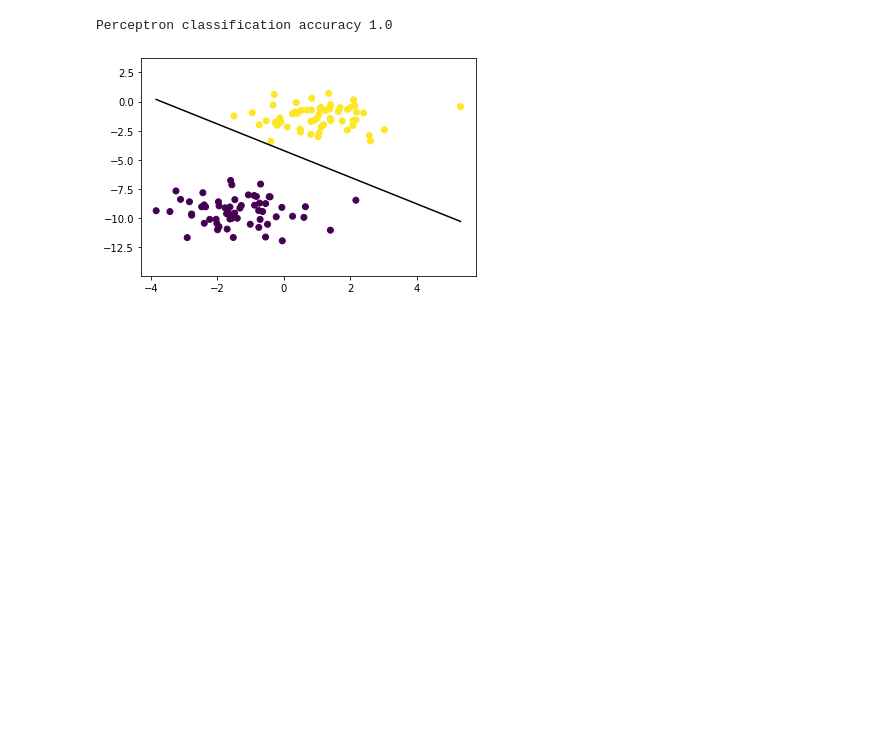
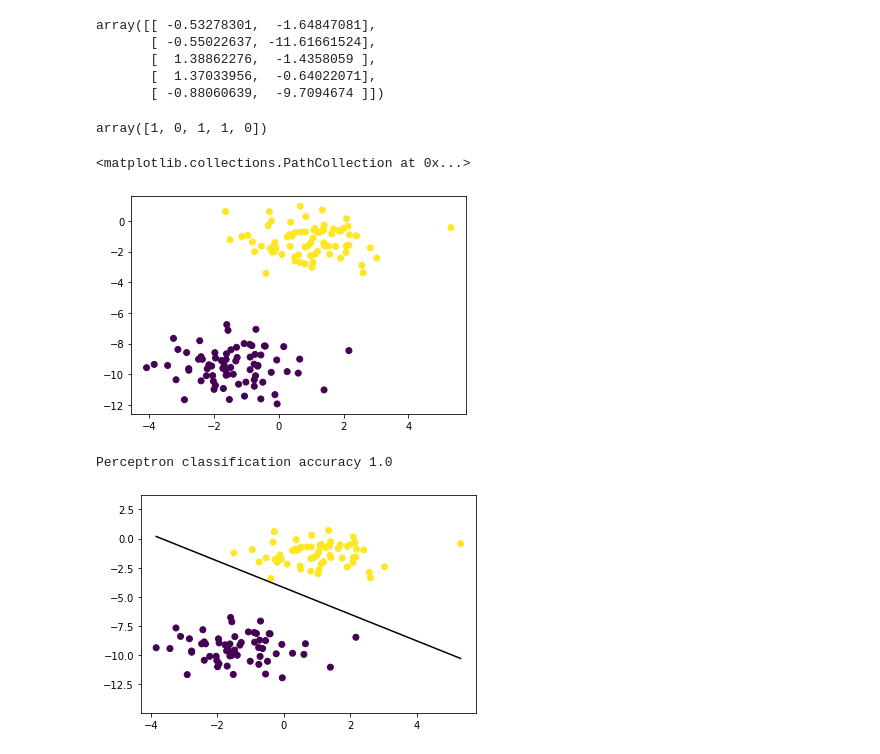
Before and after one commit to andrewwgordon/perceptron, a Jupyter notebook: Perceptron.ipynb, the cells around one changed output. Drawn from its saved outputs; the diff is of its cells as text; code cells hidden in the pictures; blank space fills up the shorter version.

```diff
--- a/Perceptron.ipynb
+++ b/Perceptron.ipynb
@@ -47,3 +50,20 @@ class Perceptron:
+# %%
+X[:5]
+# %% [output]
+array([[ -0.53278301,  -1.64847081],
+       [ -0.55022637, -11.61661524],
+       [  1.38862276,  -1.4358059 ],
+       [  1.37033956,  -0.64022071],
+       [ -0.88060639,  -9.7094674 ]])
+# %%
+y[:5]
+# %% [output]
+array([1, 0, 1, 1, 0])
+# %%
+plt.scatter(X[:,0], X[:,1],marker='o',c=y)
+# %% [output]
+<matplotlib.collections.PathCollection at 0x...>
+[figure, added]
 # %%
 def accuracy(y_true, y_pred):
     accuracy = np.sum(y_true == y_pred) / len(y_true)
```
Also changed, not shown: parts of 3 cells of this notebook.
